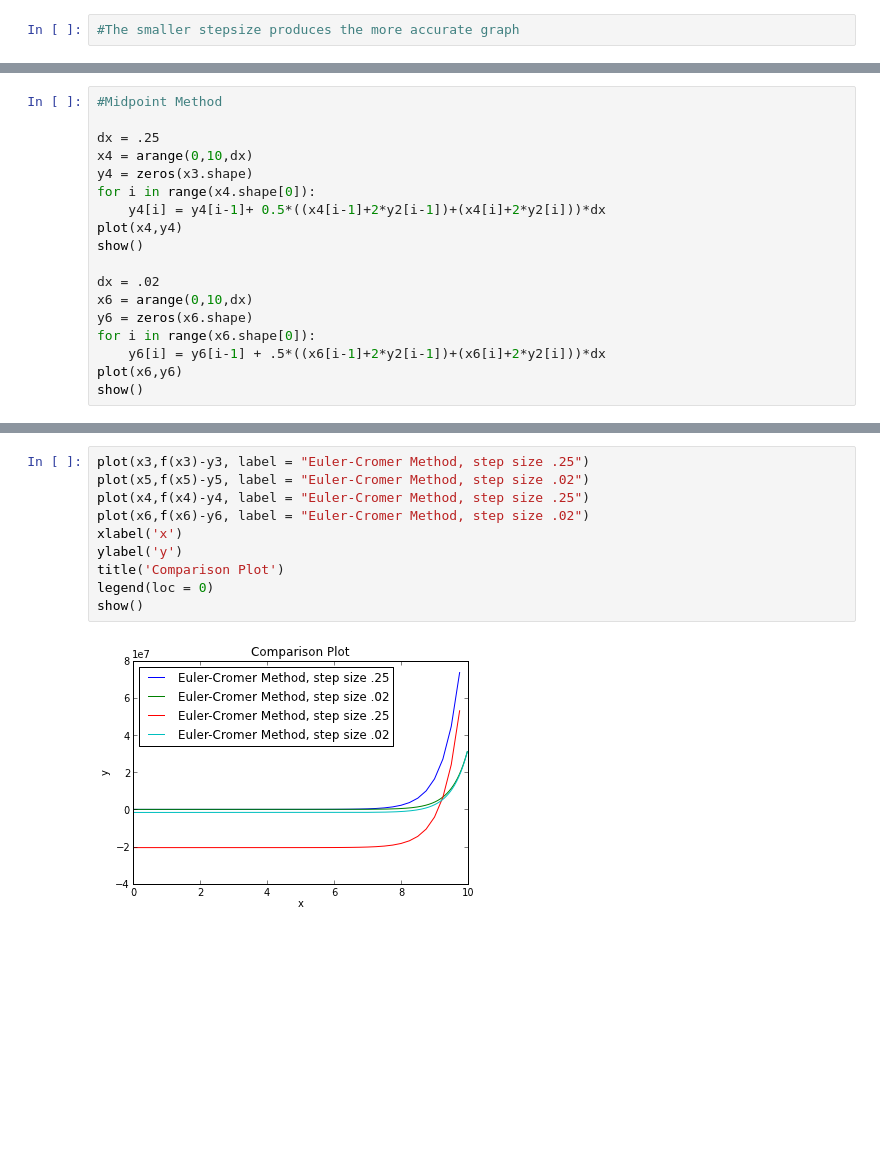
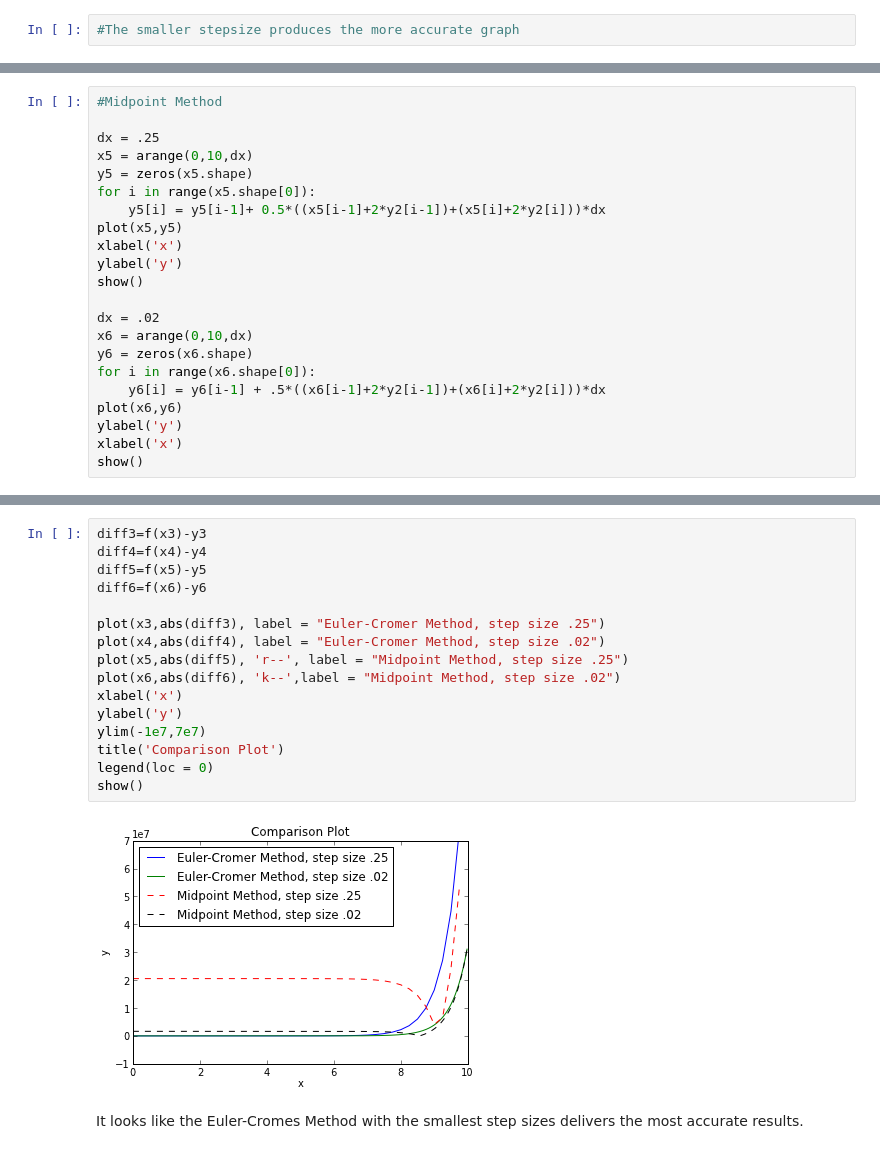
Before and after one commit to ipowellPHYS202/PHYS202-S13, a Jupyter notebook: Week7/Thursdaynotes.ipynb, the cells around one changed output, grey strips where cells are left out. Saved outputs shown, nothing was run; the diff lists cells and outputs as text; blank space fills up the shorter version.

```diff
--- a/Week7/Thursdaynotes.ipynb
+++ b/Week7/Thursdaynotes.ipynb
@@ -117,11 +134,13 @@ AttributeError: 'float' object has no attribute 'shape'
 #Midpoint Method
 
 dx = .25
-x4 = arange(0,10,dx)
-y4 = zeros(x3.shape)
-for i in range(x4.shape[0]):
-    y4[i] = y4[i-1]+ 0.5*((x4[i-1]+2*y2[i-1])+(x4[i]+2*y2[i]))*dx
-plot(x4,y4)
+x5 = arange(0,10,dx)
+y5 = zeros(x5.shape)
+for i in range(x5.shape[0]):
+    y5[i] = y5[i-1]+ 0.5*((x5[i-1]+2*y2[i-1])+(x5[i]+2*y2[i]))*dx
+plot(x5,y5)
+xlabel('x')
+ylabel('y')
 show()
 
 dx = .02
@@ -130,5 +149,7 @@ y6 = zeros(x6.shape)
 for i in range(x6.shape[0]):
     y6[i] = y6[i-1] + .5*((x6[i-1]+2*y2[i-1])+(x6[i]+2*y2[i]))*dx
 plot(x6,y6)
+ylabel('y')
+xlabel('x')
 show()
 # %% [output]
@@ -137,12 +158,20 @@ show()
 # %%
-plot(x3,f(x3)-y3, label = "Euler-Cromer Method, step size .25")
-plot(x5,f(x5)-y5, label = "Euler-Cromer Method, step size .02")
-plot(x4,f(x4)-y4, label = "Euler-Cromer Method, step size .25")
-plot(x6,f(x6)-y6, label = "Euler-Cromer Method, step size .02")
+diff3=f(x3)-y3
+diff4=f(x4)-y4
+diff5=f(x5)-y5
+diff6=f(x6)-y6
+
+plot(x3,abs(diff3), label = "Euler-Cromer Method, step size .25")
+plot(x4,abs(diff4), label = "Euler-Cromer Method, step size .02")
+plot(x5,abs(diff5), 'r--', label = "Midpoint Method, step size .25")
+plot(x6,abs(diff6), 'k--',label = "Midpoint Method, step size .02")
 xlabel('x')
 ylabel('y')
+ylim(-1e7,7e7)
 title('Comparison Plot')
 legend(loc = 0)
 show()
 # %% [output]
-[figure, old version]
+[figure, new version]
+# %% [markdown]
+It looks like the Euler-Cromes Method with the smallest step sizes delivers the most accurate results.
```
Also changed, not shown: parts of 5 cells of this notebook, 1 other file.
